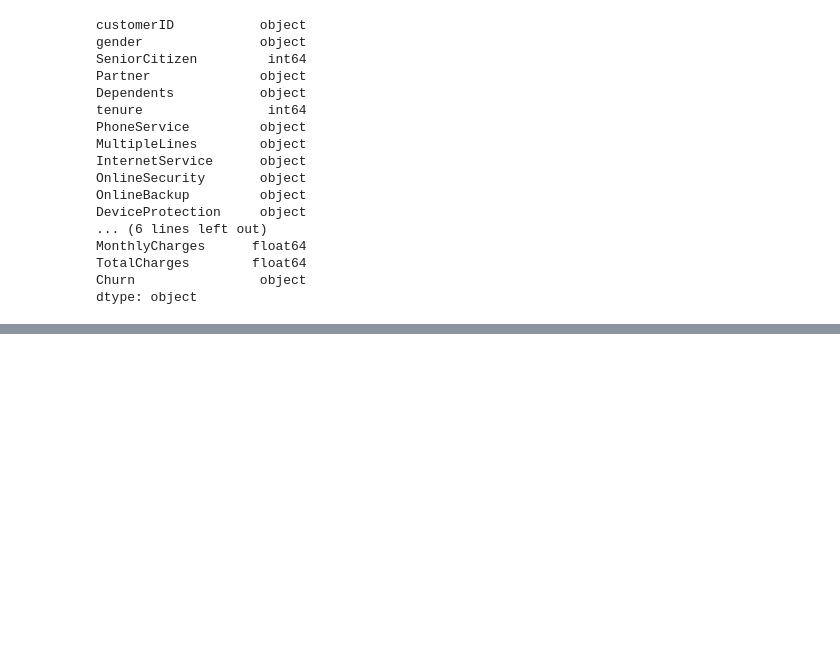
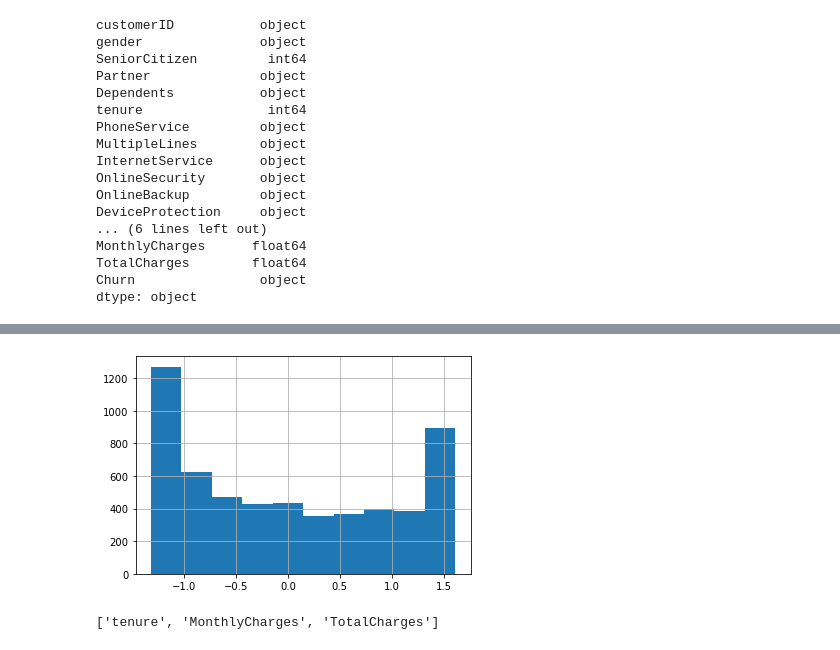
Before and after one commit to ironhack-datalabs/data-ber-08-20, a Jupyter notebook: Notes/module-3/week-7/2_machine_learning-churn_prediction.ipynb, the cells around one changed output, grey strips where cells are left out. Saved outputs shown, nothing was run; the diff lists cells and outputs as text; code cells hidden in the pictures; blank space fills up the shorter version.

```diff
--- a/Notes/module-3/week-7/2_machine_learning-churn_prediction.ipynb
+++ b/Notes/module-3/week-7/2_machine_learning-churn_prediction.ipynb
@@ -241,0 +465,11 @@ dtype: object
+# %%
+std = StandardScaler()
+scaled_fit = std.fit(train_X[num_col])
+# %%
+pd.DataFrame(scaled_fit.transform(train_X[num_col]), columns=num_col)["tenure"].hist();
+# %% [output]
+[figure, added]
+# %%
+num_col
+# %% [output]
+['tenure', 'MonthlyCharges', 'TotalCharges']
```
Also changed, not shown: parts of 47 cells of this notebook, 1 other file.
